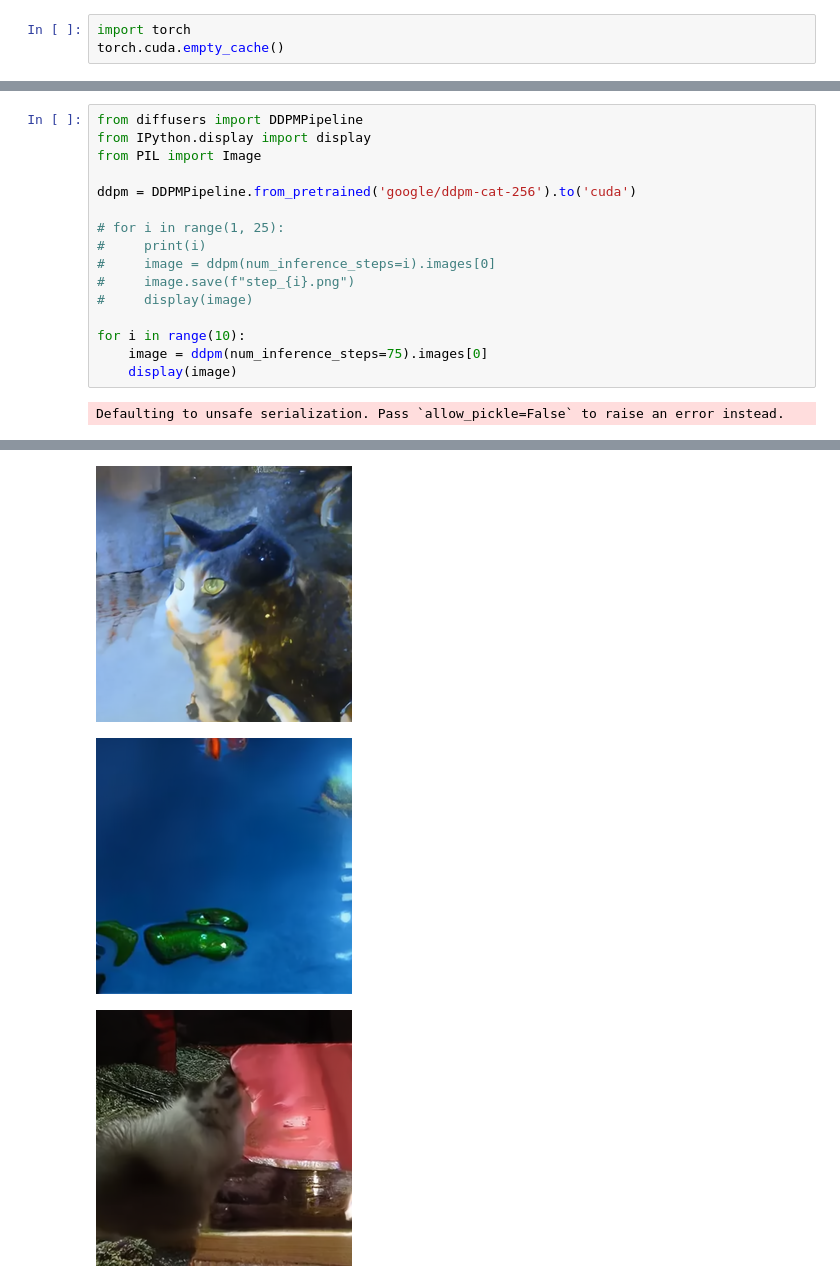
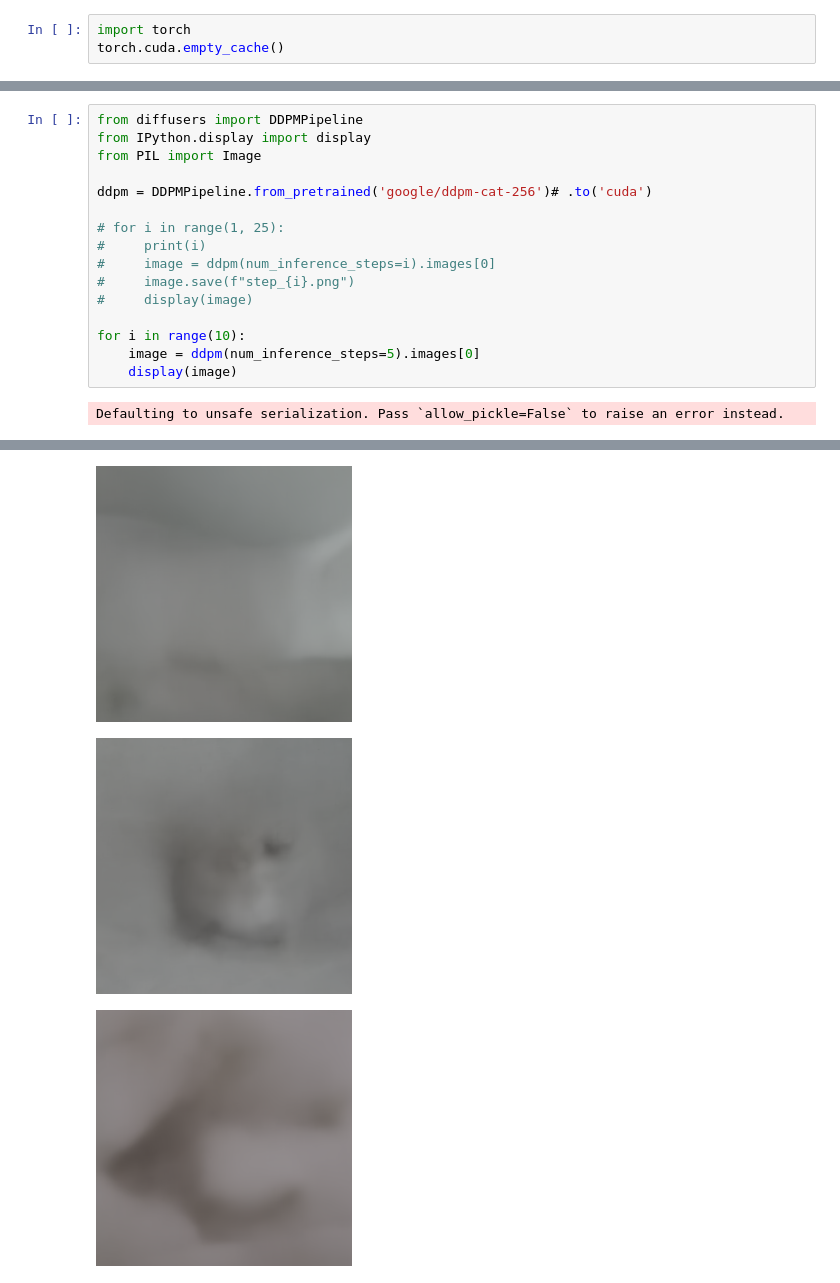
Before and after one commit to kevinji0304/learn-diffusers, a Jupyter notebook: day-1/ddpm-pipeline.ipynb, the cells around one changed output, grey strips where cells are left out. Cells and saved outputs as stored; diff of their text form.

```diff
--- a/day-1/ddpm-pipeline.ipynb
+++ b/day-1/ddpm-pipeline.ipynb
@@ -8,7 +8,7 @@ from diffusers import DDPMPipeline
 from IPython.display import display
 from PIL import Image
 
-ddpm = DDPMPipeline.from_pretrained('google/ddpm-cat-256').to('cuda')
+ddpm = DDPMPipeline.from_pretrained('google/ddpm-cat-256')# .to('cuda')
 
 # for i in range(1, 25):
 #     print(i)
@@ -17,7 +17,7 @@ ddpm = DDPMPipeline.from_pretrained('google/ddpm-cat-256').to('cuda')
 #     display(image)
 
 for i in range(10):
-    image = ddpm(num_inference_steps=75).images[0]
+    image = ddpm(num_inference_steps=5).images[0]
     display(image)
 # %% [output]
 Defaulting to unsafe serialization. Pass `allow_pickle=False` to raise an error instead.
@@ -30,3 +30,3 @@ Defaulting to unsafe serialization. Pass `allow_pickle=False` to raise an error
-[figure, old version]
+[figure, new version]
-[figure, old version]
+[figure, new version]
-[figure, old version]
+[figure, new version]
```
Also changed, not shown: parts of 3 cells of this notebook, 2 other files.
